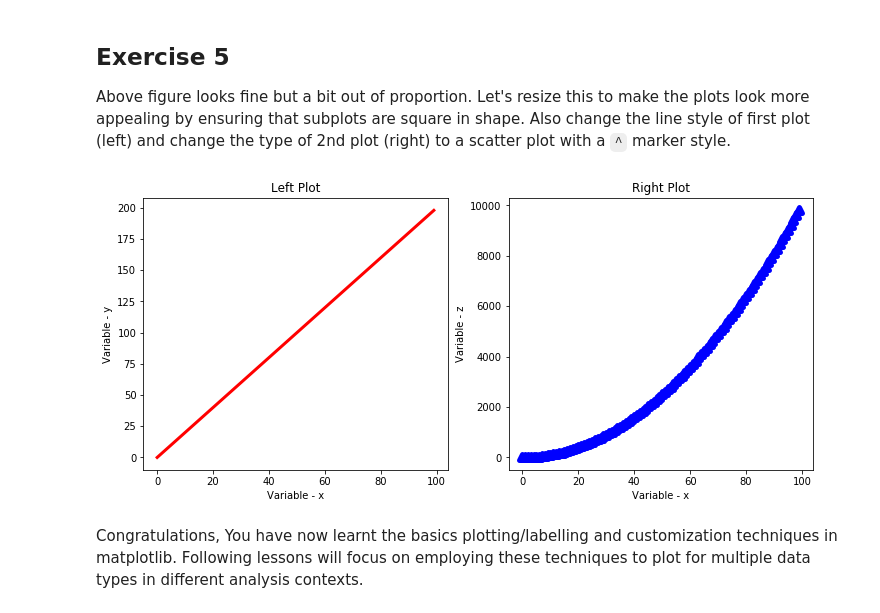
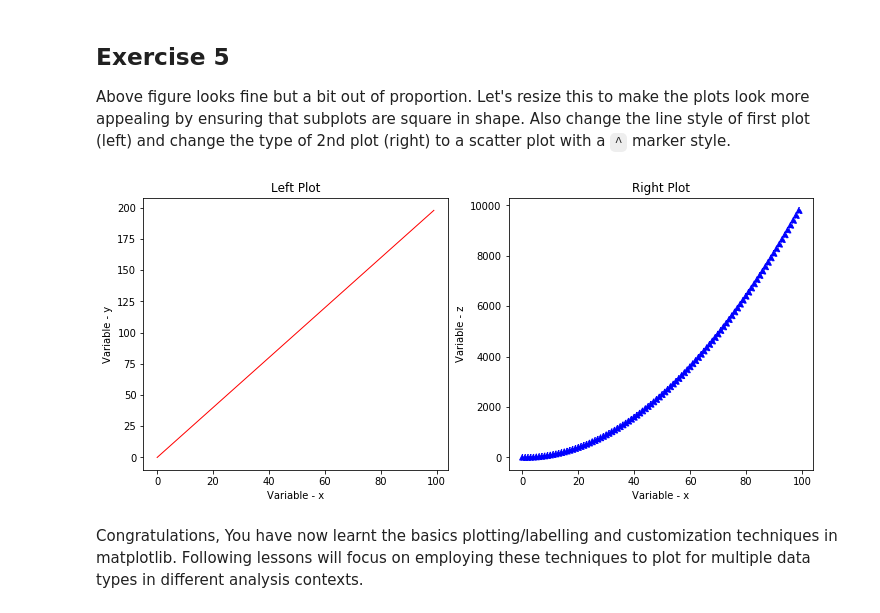
Before and after one commit to DeannaLinn/dsc-1-03-13-customizing-visualizations-with-matplotlib-lab-online-ds-sp-000, a Jupyter notebook: index.ipynb, the cells around one changed output. Cells and saved outputs as stored; diff of their text form; code cells hidden in the pictures.

```diff
--- a/index.ipynb
+++ b/index.ipynb
@@ -181,22 +181,22 @@ Above figure looks fine but a bit out of proportion. Let's resize this to make t
 # %%
 new_figure = plt.figure(figsize=[12, 5])
 
 ax1 = new_figure.add_subplot(121)
 ax2 = new_figure.add_subplot(122)
 
-ax1.plot(x, y, color = 'red', linestyle = '-', linewidth = 3)
+ax1.plot(x, y, color = 'red', linestyle = '-', linewidth = 1)
 ax1.set_xlabel('Variable - x')
 ax1.set_ylabel('Variable - y')
 ax1.set_title('Left Plot')
 
-ax2.scatter(x, z, color = 'blue', linewidth = 5, marker= '^')
+ax2.scatter(x, z, color = 'blue', linestyle = '-.', linewidth = 1, marker= '^')
 ax2.set_xlabel('Variable - x')
 ax2.set_ylabel('Variable - z')
 ax2.set_title('Right Plot')
 
 plt.show()
 # %% [output]
-[figure, old version]
+[figure, new version]
 # %% [markdown]
 Congratulations, You have now learnt the basics plotting/labelling and customization techniques in matplotlib. Following lessons will focus on employing these techniques to plot for multiple data types in different analysis contexts.
 # %% [markdown]
```
